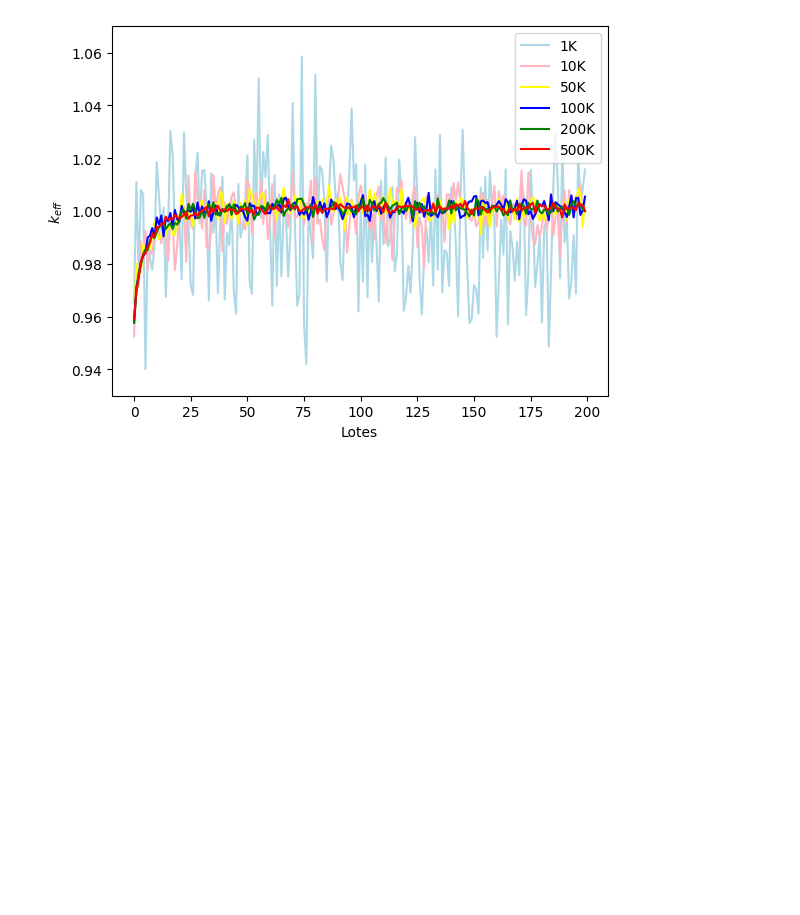
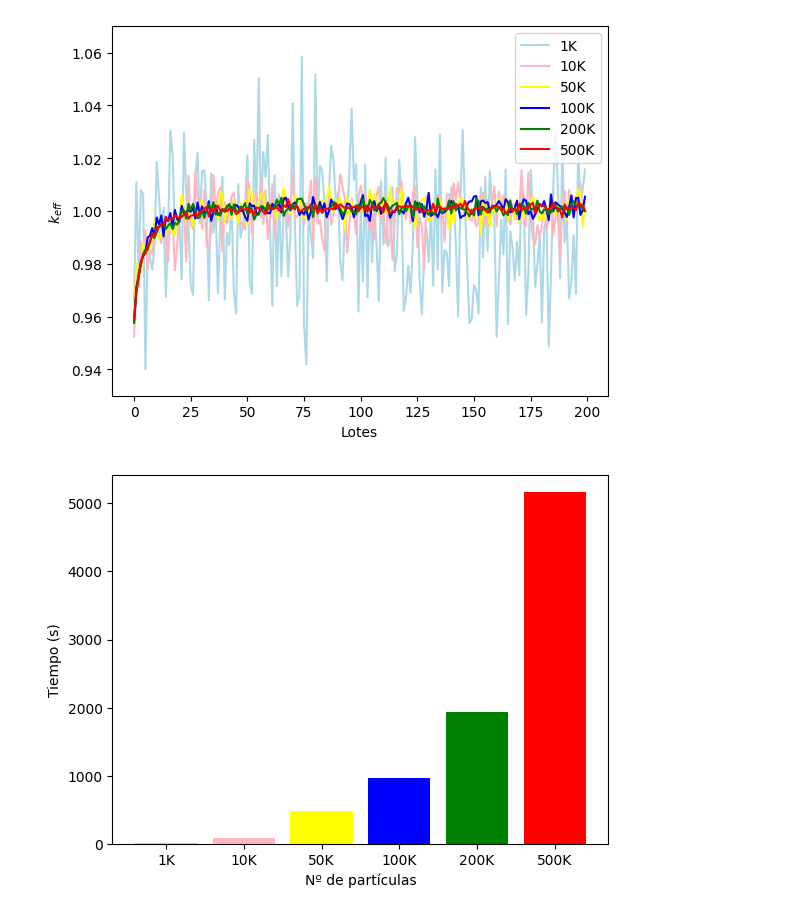
Before and after one commit to DanielOlivaRodriguez/TFM-IngenieriaNuclear, a Jupyter notebook: Reactor_SFR/estudio_sensibilidad_sfr/sfr_sensibilidad.ipynb, the cells around one changed output. Saved outputs shown, nothing was run; the diff lists cells and outputs as text; code cells hidden in the pictures; blank space fills up the shorter version.

```diff
--- a/Reactor_SFR/estudio_sensibilidad_sfr/sfr_sensibilidad.ipynb
+++ b/Reactor_SFR/estudio_sensibilidad_sfr/sfr_sensibilidad.ipynb
@@ -26,25 +30,33 @@ p10 = results10.n_particles
 # %%
 results50= openmc.StatePoint("statepoint.200b.50k.h5")
 k50 = results50.k_generation
+kc50 = results50.k_combined
 p50 = results50.n_particles
+tiempo50k=results50.runtime['simulation']
 # %% [markdown]
 **Resultados con 100.000 partículas**
 # %%
 results100 = openmc.StatePoint("statepoint.200b.100k.h5")
 k100 = results100.k_generation
+kc100 = results100.k_combined
 p100 = results100.n_particles
+tiempo100k=results100.runtime['simulation']
 # %% [markdown]
 **Resultados con 200.000 partículas**
 # %%
 results200 = openmc.StatePoint("statepoint.200b.200k.h5")
 k200 = results200.k_generation
+kc200 = results200.k_combined
 p200 = results200.n_particles
+tiempo200k=results200.runtime['simulation']
 # %% [markdown]
 **Resultados con 500.000 partículas**
 # %%
 results500 = openmc.StatePoint("statepoint.200b.500k.h5")
 k500 = results500.k_generation
+kc500 = results500.k_combined
 p500 = results500.n_particles
+tiempo500k=results500.runtime['simulation']
 # %% [markdown]
 **Nº batches**
 # %%
@@ -64,3 +76,20 @@ pyplot.ylabel("$k_{eff}$");
 pyplot.savefig('sensibilidad_sfr.png')
 # %% [output]
 [figure]
+# %%
+particulas = ['1K', '10K', '50K', '100K', '200K', '500K']
+tiempo = [tiempo1k, tiempo10k, tiempo50k, tiempo100k, tiempo200k, tiempo500k]
+
+pyplot.bar(particulas[0], tiempo[0], color ='lightblue', label ='IT')
+pyplot.bar(particulas[1], tiempo[1], color ='lightpink', label ='IT')
+pyplot.bar(particulas[2], tiempo[2], color ='yellow', label ='IT')
+pyplot.bar(particulas[3], tiempo[3], color ='blue', label ='IT')
+pyplot.bar(particulas[4], tiempo[4], color ='green', label ='IT')
+pyplot.bar(particulas[5], tiempo[5], color ='red', label ='IT')
+
+
+pyplot.xlabel('Nº de partículas')
+pyplot.ylabel('Tiempo (s)')
+pyplot.savefig('sensibilidad_sfr_tiempo.png')
+# %% [output]
+[figure, added]
```
Also changed, not shown: parts of 2 cells of this notebook, 2 other files.
